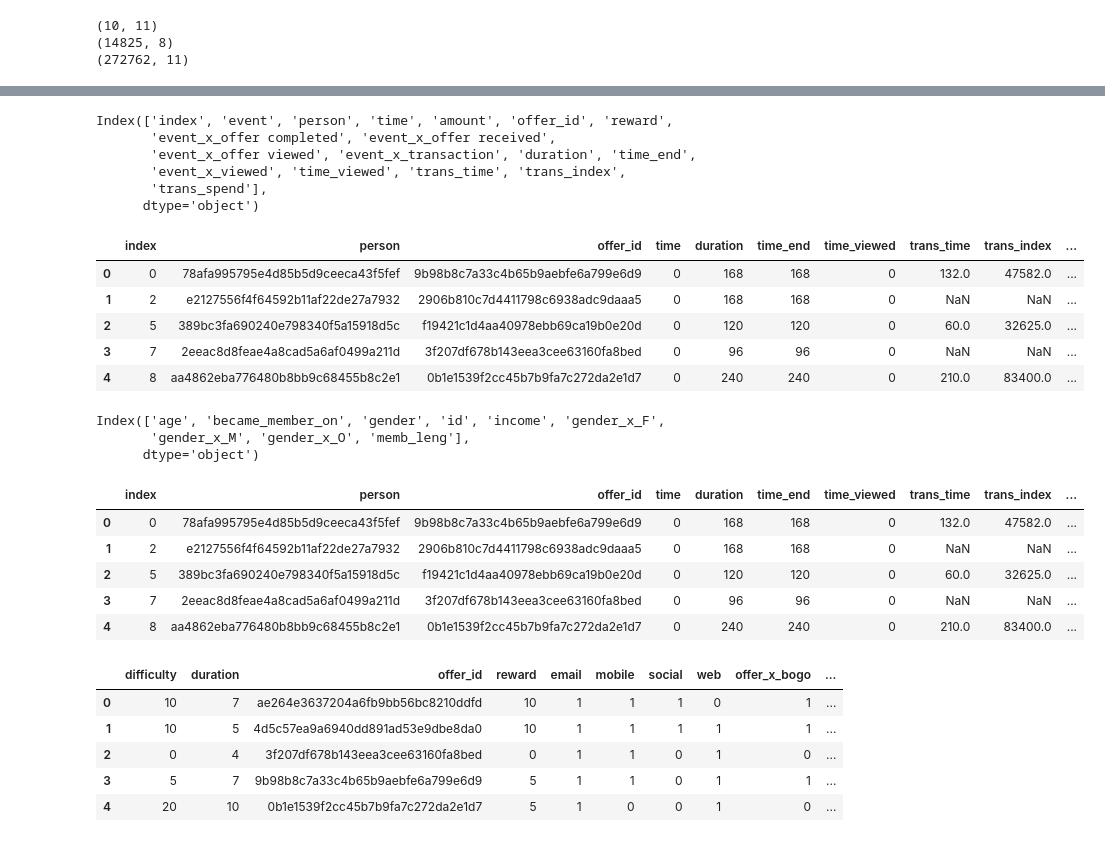
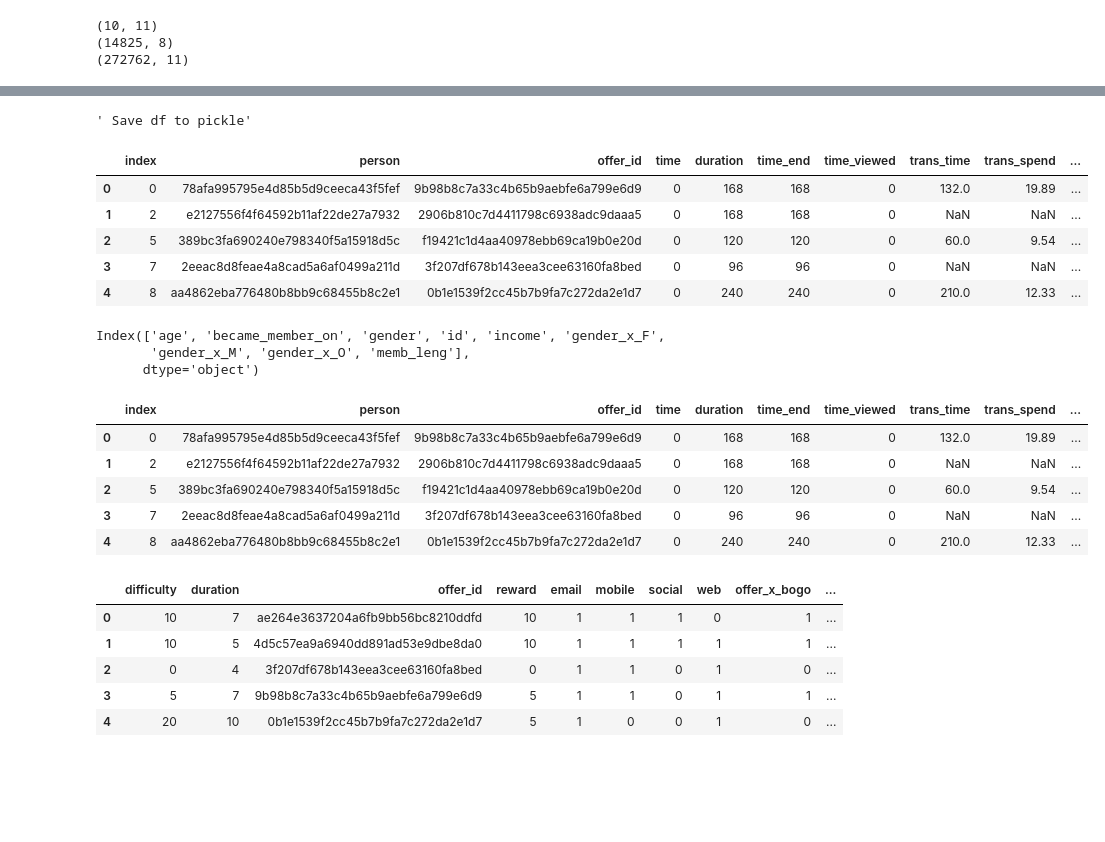
Before and after one commit to TomCanty/StarbucksCapstone, a Jupyter notebook: Starbucks_Capstone_notebook.ipynb, the cells around one changed output, grey strips where cells are left out. Cells and saved outputs as stored; diff of their text form; code cells hidden in the pictures; blank space fills up the shorter version.

Commit message:
Cleaning up the data clean up code, starting writing Medium article

```diff
--- a/Starbucks_Capstone_notebook.ipynb
+++ b/Starbucks_Capstone_notebook.ipynb
@@ -219,22 +279,7 @@ def id_viewed(row):
             return row
     return row
 
-'''
-t_matched = pd.merge(t_matched,t_viewed[['person','offer_id','time']],on=['person','offer_id'],how='left',suffixes=('','_viewed'))
 
-def id_viewed(row):
-    id_viewed - identify if
-        Input:
-        row - to be used with pd.apply()
-        Output:
-        row - modified (if necessary)
-
-    if (row['time_viewed'] >= row['time']) & (row['time_viewed'] < row['time_end']):
-        row['event_x_offer viewed'] = 1
-    else:
-        row['event_x_offer viewed'] = 0
-    return row
-'''
 t_matched = t_matched.progress_apply(id_viewed,axis=1)
 
 ''' merge transaction transcript!
@@ -245,13 +290,13 @@ t_matched['trans_spend'] = np.nan
 
 def scrub_trans(row):
     '''
+
     '''
     #print(row['person'])
     for idx,trn in t_trans[t_trans.person == row.person].sort_values(by='time').iterrows():
         if (trn.time >= row.time) & (trn.time < row.time_end ):
             row['event_x_transaction'] = 1
             row['trans_time'] = trn['time']
-            row['trans_index'] = trn['index']
             row['trans_spend'] = trn['amount']
             return row
     return row
@@ -269,7 +314,6 @@ def scrub_compl(row):
     for idx,trn in t_compl[(t_compl.person == row.person)&(t_compl.offer_id == row.offer_id)].sort_values(by='time').iterrows():
         if (trn.time >= row.time) & (trn.time < row.time_end ):
             row['event_x_offer completed'] = 1
-            row['reward'] = trn['reward']
             return row
     return row
 
@@ -277,12 +321,12 @@ def scrub_compl(row):
 t_matched = t_matched.progress_apply(scrub_compl,axis=1)
 
 ''' Save df to pickle'''
+
+col_reorder = ['index','person','offer_id','time','duration','time_end','time_viewed','trans_time',,'trans_spend','event_x_offer viewed', 'event_x_offer received',
+        'event_x_transaction','event_x_offer completed']
+
+t_matched = t_matched[col_reorder]
+t_matched.rename(columns={"event_x_offer viewed": "event_x_offer_viewed", "event_x_offer completed": 'event_x_offer completed', 'event_x_offer received' :'event_x_offer_received'},inplace=True)
+t_matched.to_pickle('combined_trans.pkl')
+# %% [output]
+' Save df to pickle'
-# %%
-t_matched.columns
-# %% [output]
-Index(['index', 'event', 'person', 'time', 'amount', 'offer_id', 'reward',
-       'event_x_offer completed', 'event_x_offer received',
-       'event_x_offer viewed', 'event_x_transaction', 'duration', 'time_end',
-       'event_x_viewed', 'time_viewed', 'trans_time', 'trans_index',
-       'trans_spend'],
-      dtype='object')
@@ -296,11 +333,13 @@ t_matched.to_pickle('combined_trans.pkl')
 # %%
-t_matched2 = pd.read_pickle('combined_trans.pkl')
+transcript_clean = pd.read_pickle('combined_trans.pkl')
+# %%
+transcript_clean.drop(columns=['trans_index'],inplace=True)
 # %%
-t_matched2.head()
+transcript_clean.head()
 # %% [output]
-|  | index | person | offer_id | time | duration | time_end | time_viewed | trans_time | trans_index | ... |
-| 0 | 0 | 78afa995795e4d85b5d9ceeca43f5fef | 9b98b8c7a33c4b65b9aebfe6a799e6d9 | 0 | 168 | 168 | 0 | 132.0 | 47582.0 | ... |
+|  | index | person | offer_id | time | duration | time_end | time_viewed | trans_time | trans_spend | ... |
+| 0 | 0 | 78afa995795e4d85b5d9ceeca43f5fef | 9b98b8c7a33c4b65b9aebfe6a799e6d9 | 0 | 168 | 168 | 0 | 132.0 | 19.89 | ... |
 | 1 | 2 | e2127556f4f64592b11af22de27a7932 | 2906b810c7d4411798c6938adc9daaa5 | 0 | 168 | 168 | 0 | NaN | NaN | ... |
-| 2 | 5 | 389bc3fa690240e798340f5a15918d5c | f19421c1d4aa40978ebb69ca19b0e20d | 0 | 120 | 120 | 0 | 60.0 | 32625.0 | ... |
+| 2 | 5 | 389bc3fa690240e798340f5a15918d5c | f19421c1d4aa40978ebb69ca19b0e20d | 0 | 120 | 120 | 0 | 60.0 | 9.54 | ... |
 | 3 | 7 | 2eeac8d8feae4a8cad5a6af0499a211d | 3f207df678b143eea3cee63160fa8bed | 0 | 96 | 96 | 0 | NaN | NaN | ... |
-| 4 | 8 | aa4862eba776480b8bb9c68455b8c2e1 | 0b1e1539f2cc45b7b9fa7c272da2e1d7 | 0 | 240 | 240 | 0 | 210.0 | 83400.0 | ... |
+| 4 | 8 | aa4862eba776480b8bb9c68455b8c2e1 | 0b1e1539f2cc45b7b9fa7c272da2e1d7 | 0 | 240 | 240 | 0 | 210.0 | 12.33 | ... |
@@ -320,12 +361,12 @@ t_matched2_new.drop(columns='id',inplace=True)
 # %%
-t_matched2_new.head()
+transcript_clean.head()
 # %% [output]
-|  | index | person | offer_id | time | duration | time_end | time_viewed | trans_time | trans_index | ... |
-| 0 | 0 | 78afa995795e4d85b5d9ceeca43f5fef | 9b98b8c7a33c4b65b9aebfe6a799e6d9 | 0 | 168 | 168 | 0 | 132.0 | 47582.0 | ... |
+|  | index | person | offer_id | time | duration | time_end | time_viewed | trans_time | trans_spend | ... |
+| 0 | 0 | 78afa995795e4d85b5d9ceeca43f5fef | 9b98b8c7a33c4b65b9aebfe6a799e6d9 | 0 | 168 | 168 | 0 | 132.0 | 19.89 | ... |
 | 1 | 2 | e2127556f4f64592b11af22de27a7932 | 2906b810c7d4411798c6938adc9daaa5 | 0 | 168 | 168 | 0 | NaN | NaN | ... |
-| 2 | 5 | 389bc3fa690240e798340f5a15918d5c | f19421c1d4aa40978ebb69ca19b0e20d | 0 | 120 | 120 | 0 | 60.0 | 32625.0 | ... |
+| 2 | 5 | 389bc3fa690240e798340f5a15918d5c | f19421c1d4aa40978ebb69ca19b0e20d | 0 | 120 | 120 | 0 | 60.0 | 9.54 | ... |
 | 3 | 7 | 2eeac8d8feae4a8cad5a6af0499a211d | 3f207df678b143eea3cee63160fa8bed | 0 | 96 | 96 | 0 | NaN | NaN | ... |
-| 4 | 8 | aa4862eba776480b8bb9c68455b8c2e1 | 0b1e1539f2cc45b7b9fa7c272da2e1d7 | 0 | 240 | 240 | 0 | 210.0 | 83400.0 | ... |
+| 4 | 8 | aa4862eba776480b8bb9c68455b8c2e1 | 0b1e1539f2cc45b7b9fa7c272da2e1d7 | 0 | 240 | 240 | 0 | 210.0 | 12.33 | ... |
 # %%
 portfolio_new.head()
 # %% [output]
```
Also changed, not shown: parts of 39 cells of this notebook, 2 other files.
